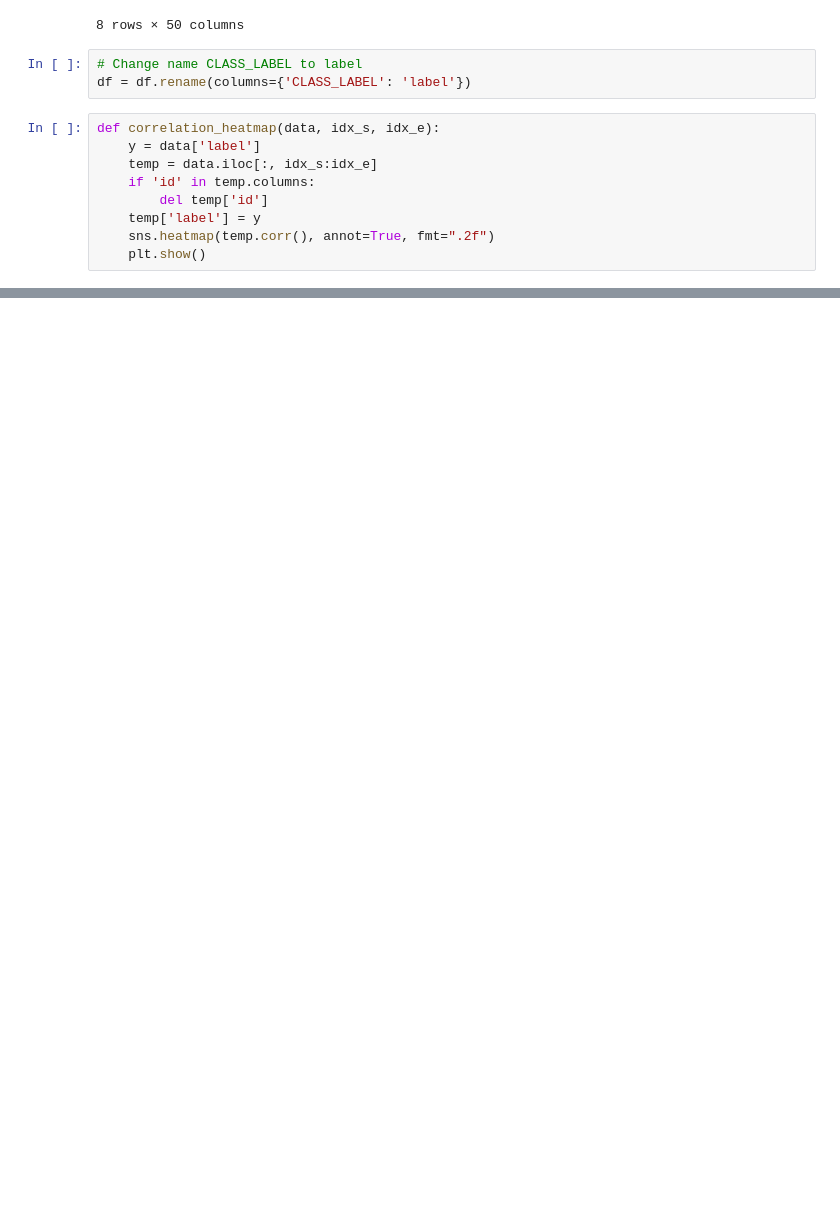
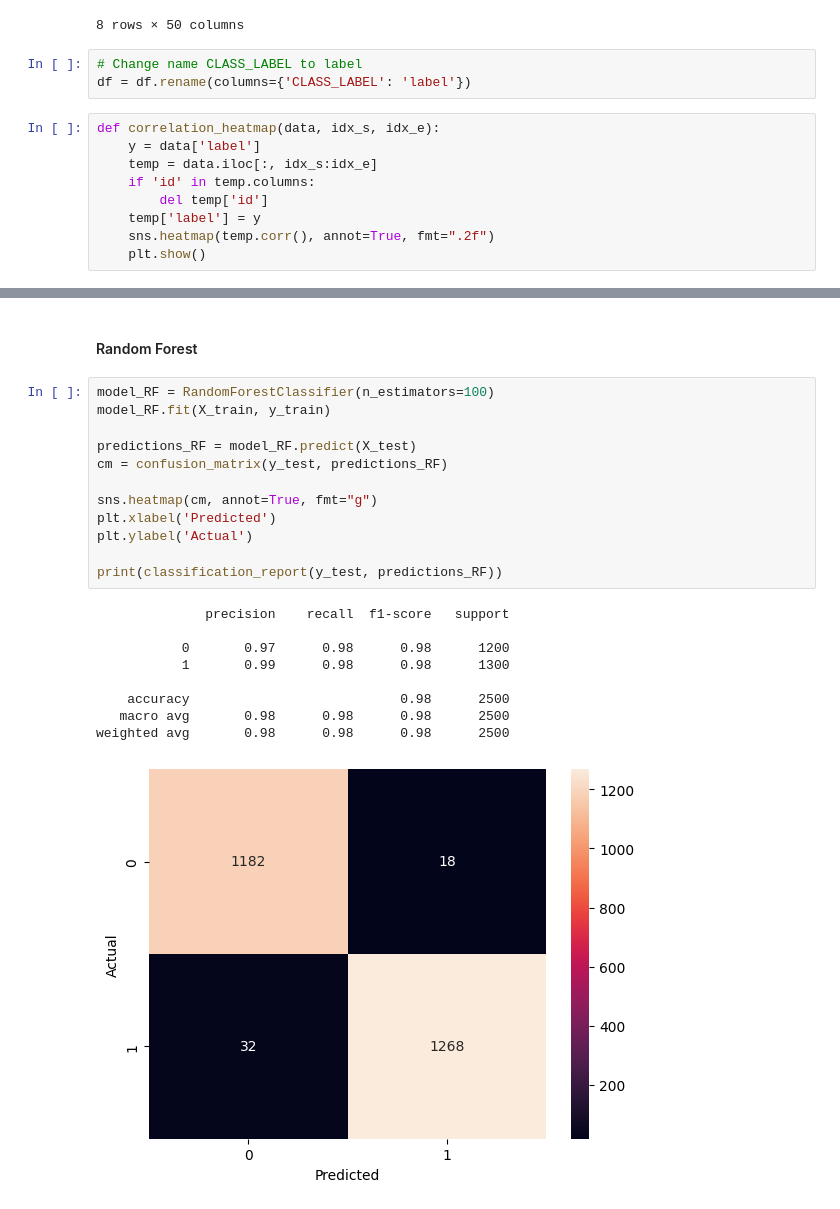
Before and after one commit to andresdlRoca/Guardian_Virtual, a Jupyter notebook: scripts/dev/content_detection.ipynb, the cells around one changed output, grey strips where cells are left out. Saved outputs shown, nothing was run; the diff lists cells and outputs as text; blank space fills up the shorter version.

```diff
--- a/scripts/dev/content_detection.ipynb
+++ b/scripts/dev/content_detection.ipynb
@@ -168,0 +208,24 @@ correlation_heatmap(df, 40, 50)
+# %% [markdown]
+#### Random Forest
+# %%
+model_RF = RandomForestClassifier(n_estimators=100)
+model_RF.fit(X_train, y_train)
+
+predictions_RF = model_RF.predict(X_test)
+cm = confusion_matrix(y_test, predictions_RF)
+
+sns.heatmap(cm, annot=True, fmt="g")
+plt.xlabel('Predicted')
+plt.ylabel('Actual')
+
+print(classification_report(y_test, predictions_RF))
+# %% [output]
+              precision    recall  f1-score   support
+
+           0       0.97      0.98      0.98      1200
+           1       0.99      0.98      0.98      1300
+
+    accuracy                           0.98      2500
+   macro avg       0.98      0.98      0.98      2500
+weighted avg       0.98      0.98      0.98      2500
+[figure, added]
```
Also changed, not shown: parts of 18 cells of this notebook, 1 other file.
